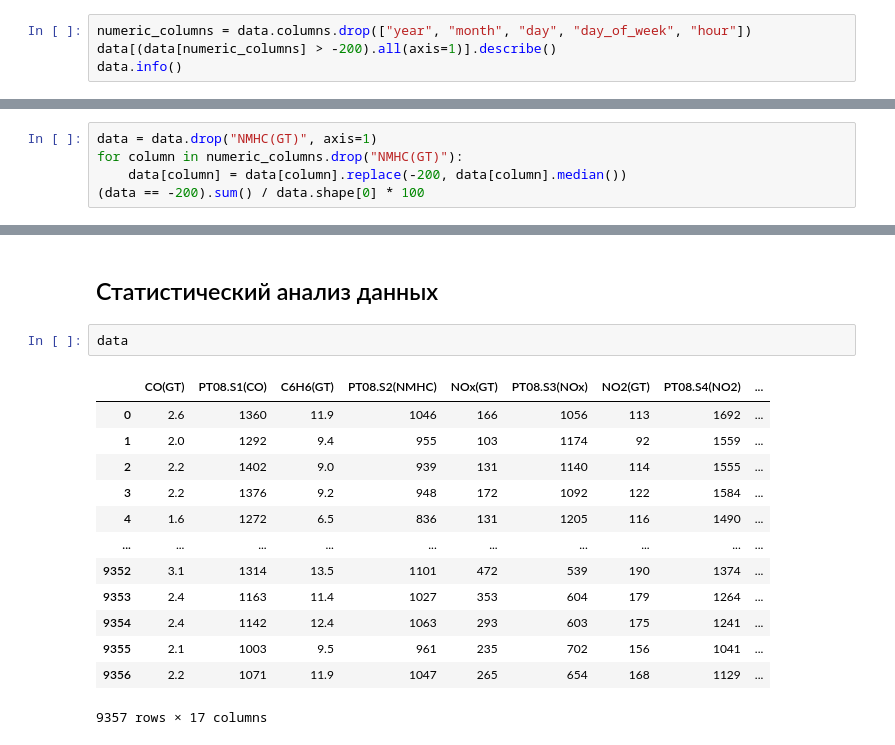
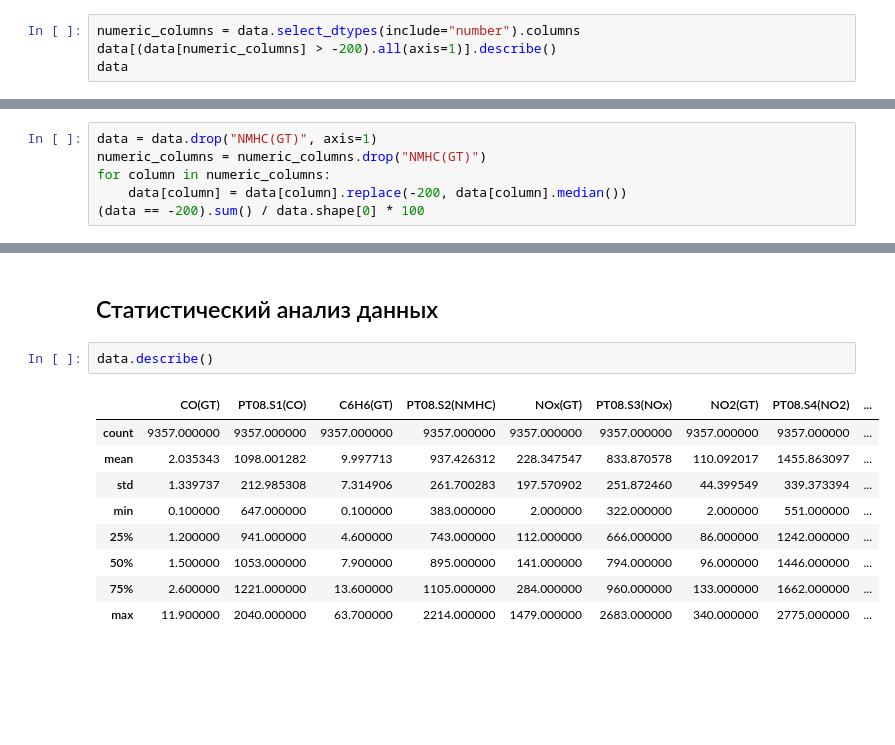
Before and after one commit to stwz13/ml, a Jupyter notebook: lab1_air.ipynb, the cells around one changed output, grey strips where cells are left out. Saved outputs shown, nothing was run; the diff lists cells and outputs as text; blank space fills up the shorter version.

```diff
--- a/lab1_air.ipynb
+++ b/lab1_air.ipynb
@@ -159,7 +161,7 @@ data.describe()
 # %% [markdown]
 Заметим, что во всех столбцах, характеризующих воздух, минимальное значение показателей составляет -200. Можно было бы предположить, что такое возможно из-за некорректной работы приборов, но значение -200 присутствует не только в показателях, которые фиксировались приборами, но и в тех столбцах, которые отображают фактический показатель. Ввиду того, что в датасете отсутствуют пропуски, возможно, что значения -200 использовали для заполнения пропусков. Проанализируем данные, в которых нет значений -200 среди показателей.
 # %%
-numeric_columns = data.columns.drop(["year", "month", "day", "day_of_week", "hour"])
+numeric_columns = data.select_dtypes(include="number").columns
 data[(data[numeric_columns] > -200).all(axis=1)].describe()
-data.info()
+data
 # %% [output]
@@ -210,7 +208,8 @@ dtype: float64
 Так как пропуски есть только в числовых столбцах, соответствующих непрерывным переменным, то заполним пропуски медианным значением.
 # %%
 data = data.drop("NMHC(GT)", axis=1)
-for column in numeric_columns.drop("NMHC(GT)"):
+numeric_columns = numeric_columns.drop("NMHC(GT)")
+for column in numeric_columns:
     data[column] = data[column].replace(-200, data[column].median())
 (data == -200).sum() / data.shape[0] * 100
 # %% [output]
@@ -235,18 +234,14 @@ dtype: float64
 # %% [markdown]
 ## Статистический анализ данных
 # %%
-data
+data.describe()
 # %% [output]
 |  | CO(GT) | PT08.S1(CO) | C6H6(GT) | PT08.S2(NMHC) | NOx(GT) | PT08.S3(NOx) | NO2(GT) | PT08.S4(NO2) | ... |
-| 0 | 2.6 | 1360 | 11.9 | 1046 | 166 | 1056 | 113 | 1692 | ... |
-| 1 | 2.0 | 1292 | 9.4 | 955 | 103 | 1174 | 92 | 1559 | ... |
-| 2 | 2.2 | 1402 | 9.0 | 939 | 131 | 1140 | 114 | 1555 | ... |
-| 3 | 2.2 | 1376 | 9.2 | 948 | 172 | 1092 | 122 | 1584 | ... |
-| 4 | 1.6 | 1272 | 6.5 | 836 | 131 | 1205 | 116 | 1490 | ... |
-| ... | ... | ... | ... | ... | ... | ... | ... | ... | ... |
-| 9352 | 3.1 | 1314 | 13.5 | 1101 | 472 | 539 | 190 | 1374 | ... |
-| 9353 | 2.4 | 1163 | 11.4 | 1027 | 353 | 604 | 179 | 1264 | ... |
-| 9354 | 2.4 | 1142 | 12.4 | 1063 | 293 | 603 | 175 | 1241 | ... |
-| 9355 | 2.1 | 1003 | 9.5 | 961 | 235 | 702 | 156 | 1041 | ... |
-| 9356 | 2.2 | 1071 | 11.9 | 1047 | 265 | 654 | 168 | 1129 | ... |
+| count | 9357.000000 | 9357.000000 | 9357.000000 | 9357.000000 | 9357.000000 | 9357.000000 | 9357.000000 | 9357.000000 | ... |
+| mean | 2.035343 | 1098.001282 | 9.997713 | 937.426312 | 228.347547 | 833.870578 | 110.092017 | 1455.863097 | ... |
+| std | 1.339737 | 212.985308 | 7.314906 | 261.700283 | 197.570902 | 251.872460 | 44.399549 | 339.373394 | ... |
+| min | 0.100000 | 647.000000 | 0.100000 | 383.000000 | 2.000000 | 322.000000 | 2.000000 | 551.000000 | ... |
+| 25% | 1.200000 | 941.000000 | 4.600000 | 743.000000 | 112.000000 | 666.000000 | 86.000000 | 1242.000000 | ... |
+| 50% | 1.500000 | 1053.000000 | 7.900000 | 895.000000 | 141.000000 | 794.000000 | 96.000000 | 1446.000000 | ... |
+| 75% | 2.600000 | 1221.000000 | 13.600000 | 1105.000000 | 284.000000 | 960.000000 | 133.000000 | 1662.000000 | ... |
+| max | 11.900000 | 2040.000000 | 63.700000 | 2214.000000 | 1479.000000 | 2683.000000 | 340.000000 | 2775.000000 | ... |
-9357 rows × 17 columns
```
Also changed, not shown: parts of 7 cells of this notebook.
